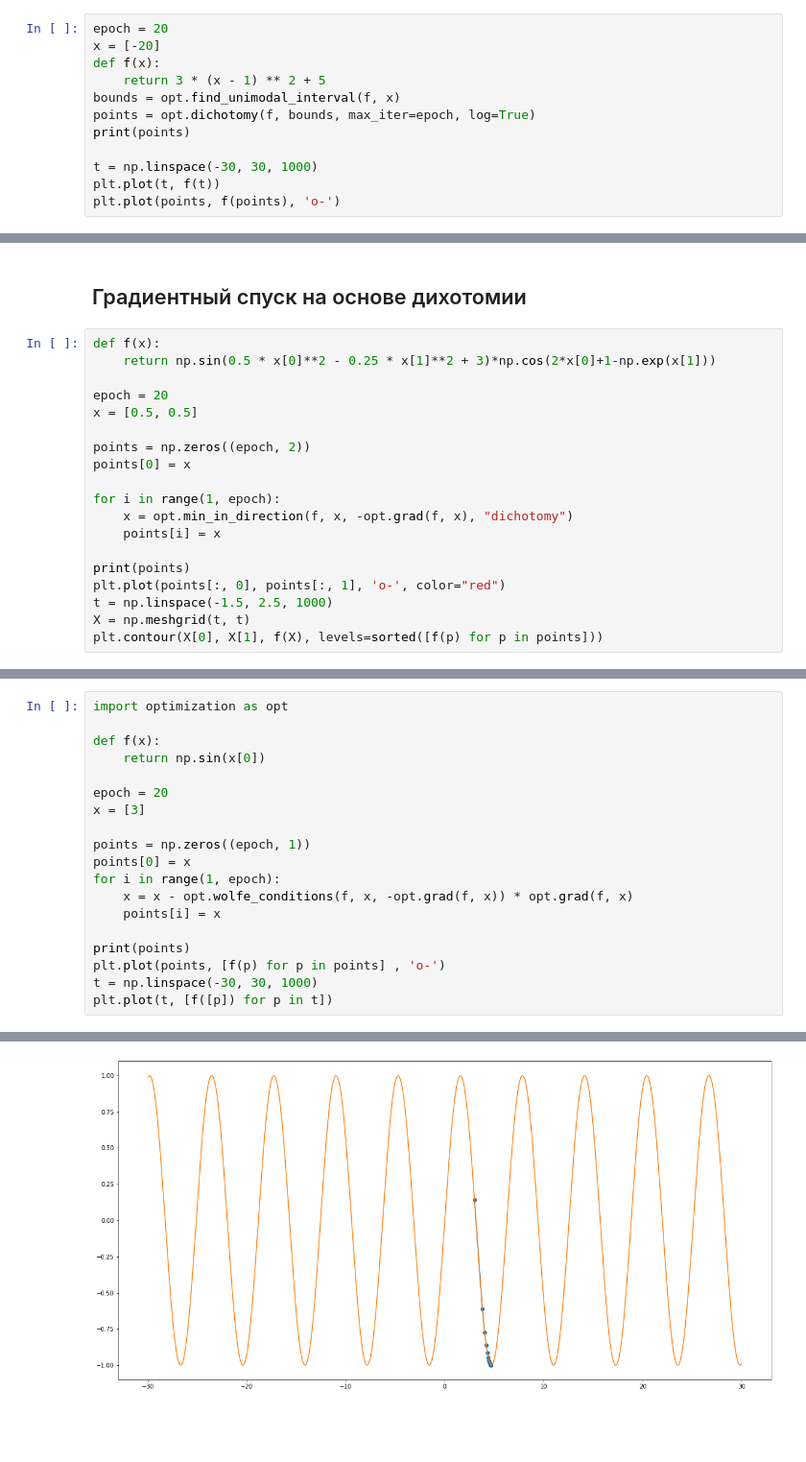
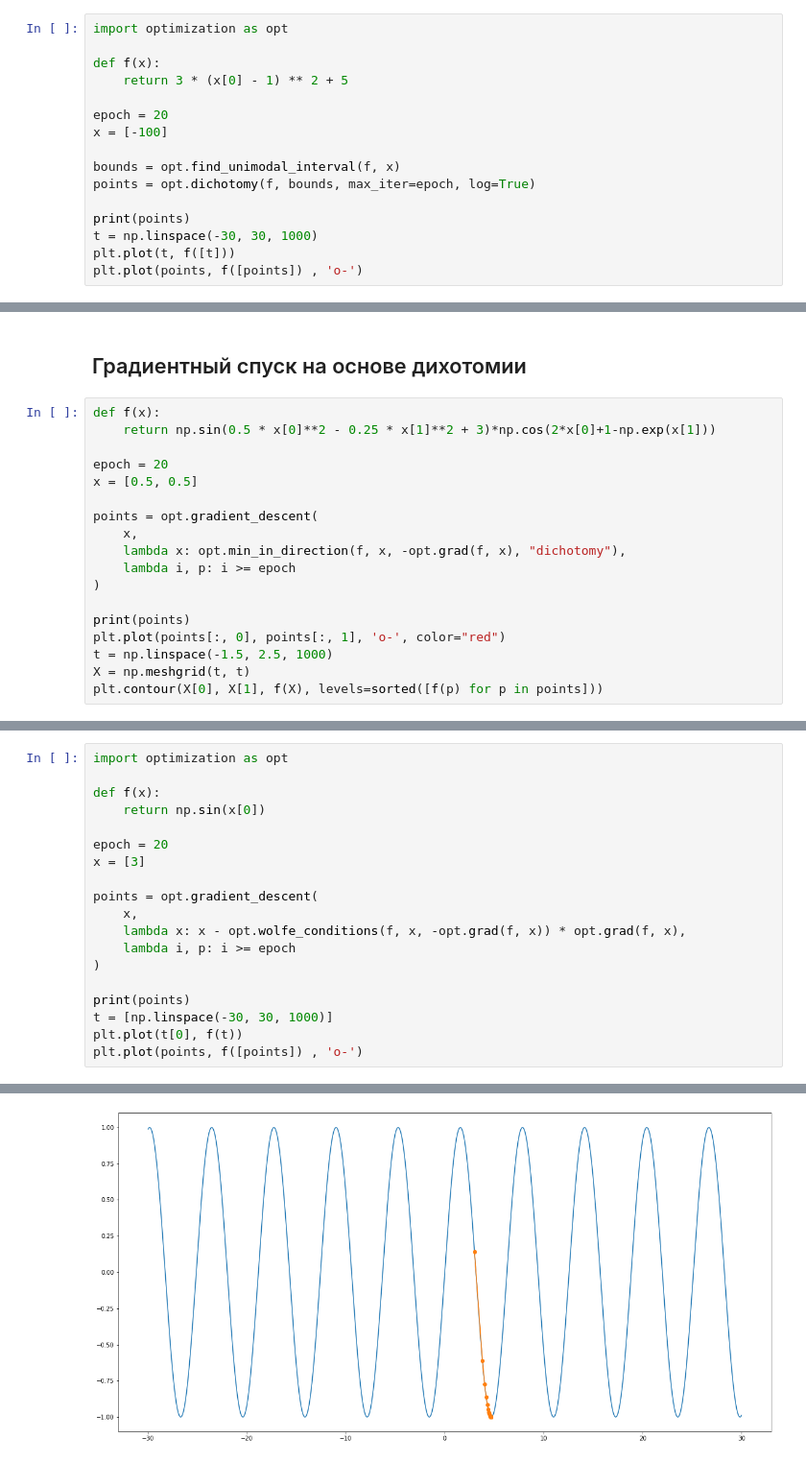
Before and after one commit to enotvtapke/MetOptLab1, a Jupyter notebook: gradient_descent.ipynb, the cells around one changed output, grey strips where cells are left out. Shown at 96% size. Drawn from its saved outputs; the diff is of its cells as text; blank space fills up the shorter version.

Commit message:
Add random quadratic function generator Add gradient descent function Refactor code in notebook

```diff
--- a/gradient_descent.ipynb
+++ b/gradient_descent.ipynb
@@ -108,15 +105,19 @@ plt.contour(X, Y, f(X, Y), levels=sorted([f(p[0], p[1]) for p in points]))
 # %% [markdown]
 ## Поиск минимума одномерной функции при помощи дихотомии
 # %%
+import optimization as opt
+
+def f(x):
+    return 3 * (x[0] - 1) ** 2 + 5
+
 epoch = 20
-x = [-20]
-def f(x):
-    return 3 * (x - 1) ** 2 + 5
+x = [-100]
+
 bounds = opt.find_unimodal_interval(f, x)
 points = opt.dichotomy(f, bounds, max_iter=epoch, log=True)
+
 print(points)
-
 t = np.linspace(-30, 30, 1000)
-plt.plot(t, f(t))
-plt.plot(points, f(points), 'o-')
+plt.plot(t, f([t]))
+plt.plot(points, f([points]) , 'o-')
 # %% [output]
@@ -135,12 +137,11 @@ def f(x):
 epoch = 20
 x = [0.5, 0.5]
 
-points = np.zeros((epoch, 2))
-points[0] = x
-
-for i in range(1, epoch):
-    x = opt.min_in_direction(f, x, -opt.grad(f, x), "dichotomy")
-    points[i] = x
+points = opt.gradient_descent(
+    x,
+    lambda x: opt.min_in_direction(f, x, -opt.grad(f, x), "dichotomy"),
+    lambda i, p: i >= epoch
+)
 
 print(points)
 plt.plot(points[:, 0], points[:, 1], 'o-', color="red")
@@ -181,16 +179,16 @@ def f(x):
 epoch = 20
 x = [3]
 
-points = np.zeros((epoch, 1))
-points[0] = x
-for i in range(1, epoch):
-    x = x - opt.wolfe_conditions(f, x, -opt.grad(f, x)) * opt.grad(f, x)
-    points[i] = x
+points = opt.gradient_descent(
+    x,
+    lambda x: x - opt.wolfe_conditions(f, x, -opt.grad(f, x)) * opt.grad(f, x),
+    lambda i, p: i >= epoch
+)
 
 print(points)
-plt.plot(points, [f(p) for p in points] , 'o-')
-t = np.linspace(-30, 30, 1000)
-plt.plot(t, [f([p]) for p in t])
+t = [np.linspace(-30, 30, 1000)]
+plt.plot(t[0], f(t))
+plt.plot(points, f([points]) , 'o-')
 # %% [output]
 [[3.        ]
  [3.7983341 ]
@@ -215,3 +210,3 @@ plt.plot(t, [f([p]) for p in t])
 [<matplotlib.lines.Line2D at 0x...>]
-[figure, old version]
+[figure, new version]
 # %% [markdown]
```
Also changed, not shown: parts of 12 cells of this notebook, 4 other files.
